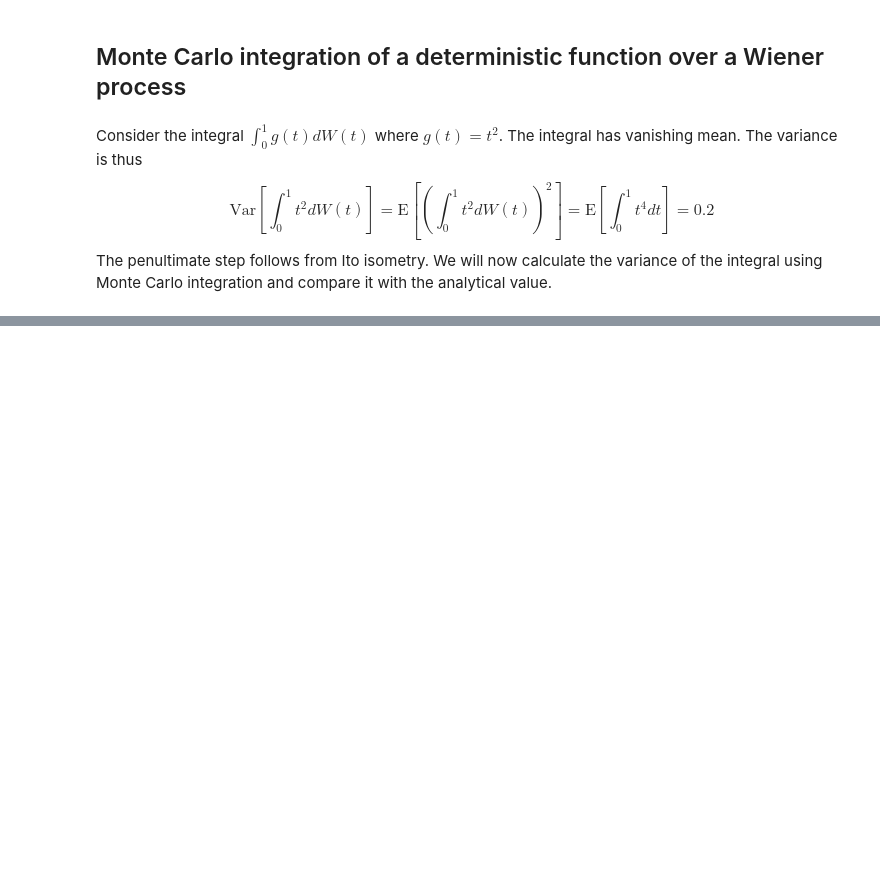
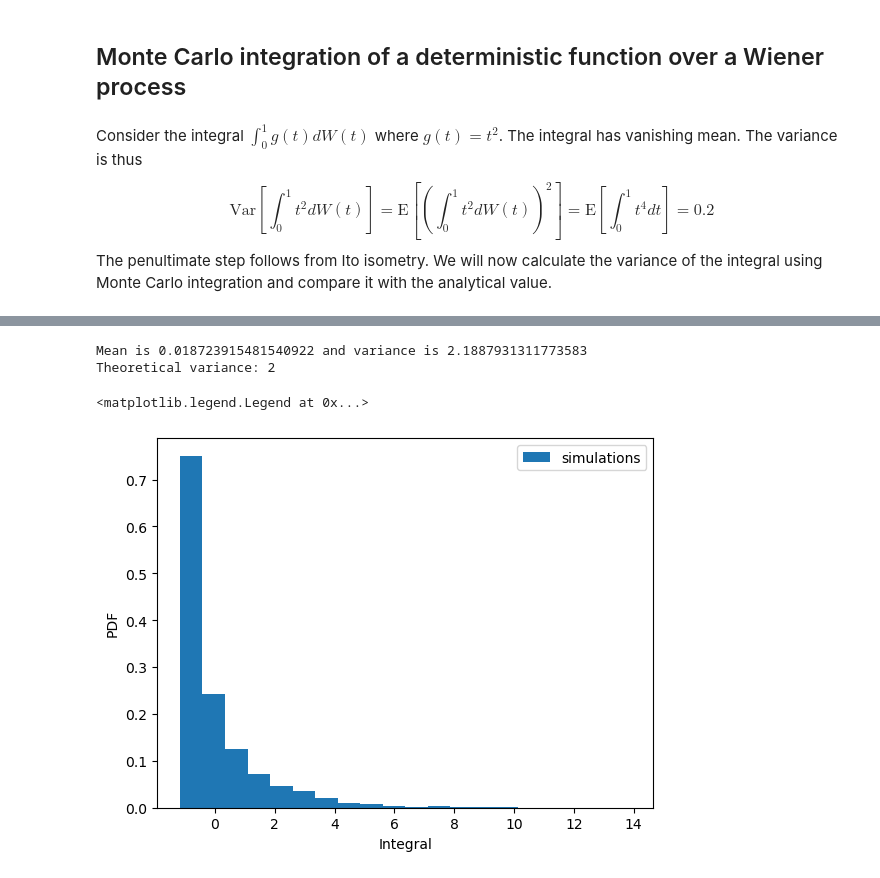
Before and after one commit to ashreyaj/pyQuafi, a Jupyter notebook: examples/Monte Carlo.ipynb, the cells around one changed output, grey strips where cells are left out. Cells and saved outputs as stored; diff of their text form; code cells hidden in the pictures; blank space fills up the shorter version.

```diff
--- a/examples/Monte Carlo.ipynb
+++ b/examples/Monte Carlo.ipynb
@@ -103,0 +116,30 @@ Theoretical variance: 0.2
+# %%
+def integrate(a, b, nSamples, nSteps):
+    rand = np.random.normal(0, 1, ((nSamples, nSteps)))
+    w = np.zeros((nSamples, nSteps+1))
+    integral = np.zeros((nSamples, nSteps+1))
+    t = np.zeros(nSteps+1)
+    t[0] = a
+    dt = (b-a) / nSteps
+    for i in range(nSteps):
+        rand = (rand - np.mean(rand[:,i])) / np.std(rand[:,1])
+        w[:,i+1] = w[:,i] + np.sqrt(dt) * rand[:,i]
+        integral[:,i+1] = integral[:,i] + w[:,i] * np.sqrt(dt) * rand[:,i]
+        t[i+1] = t[i] + dt
+    print("Mean is", np.mean(integral[:,-1]), "and variance is", np.var(integral[:,-1]))
+    return integral
+
+integral = integrate(0, 2, 5000, 1000)
+plt.hist(integral[:,-1],bins=20,density=1,label='simulations')
+plt.xlabel('Integral')
+plt.ylabel('PDF')
+
+# theory
+print("Theoretical variance:",2)
+
+plt.legend()
+# %% [output]
+Mean is 0.018723915481540922 and variance is 2.1887931311773583
+Theoretical variance: 2
+<matplotlib.legend.Legend at 0x...>
+[figure, added]
```
Also changed, not shown: parts of 2 cells of this notebook.
